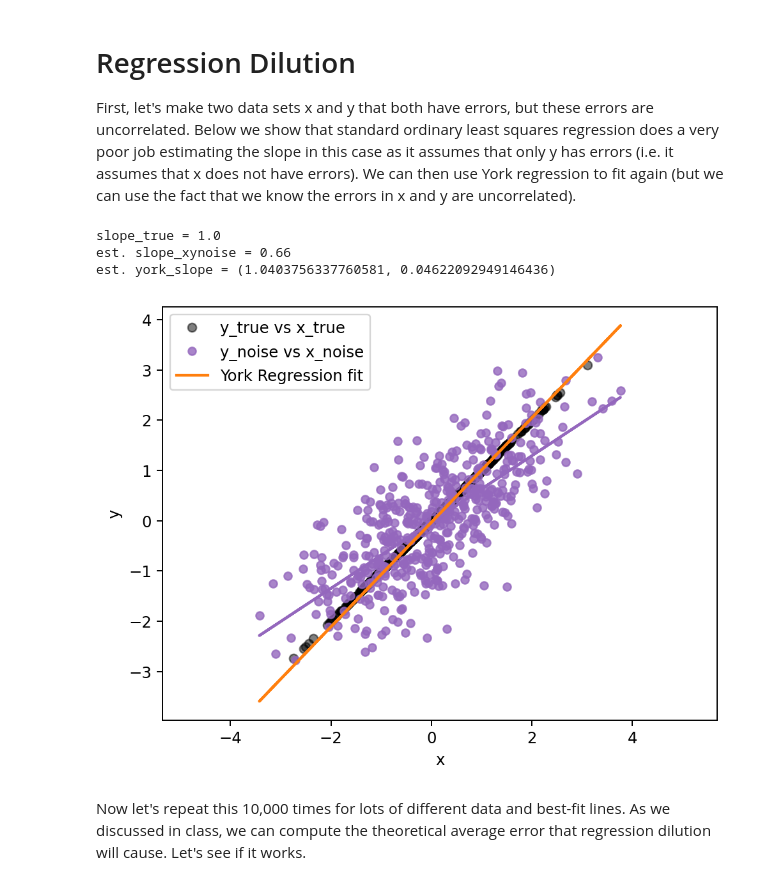
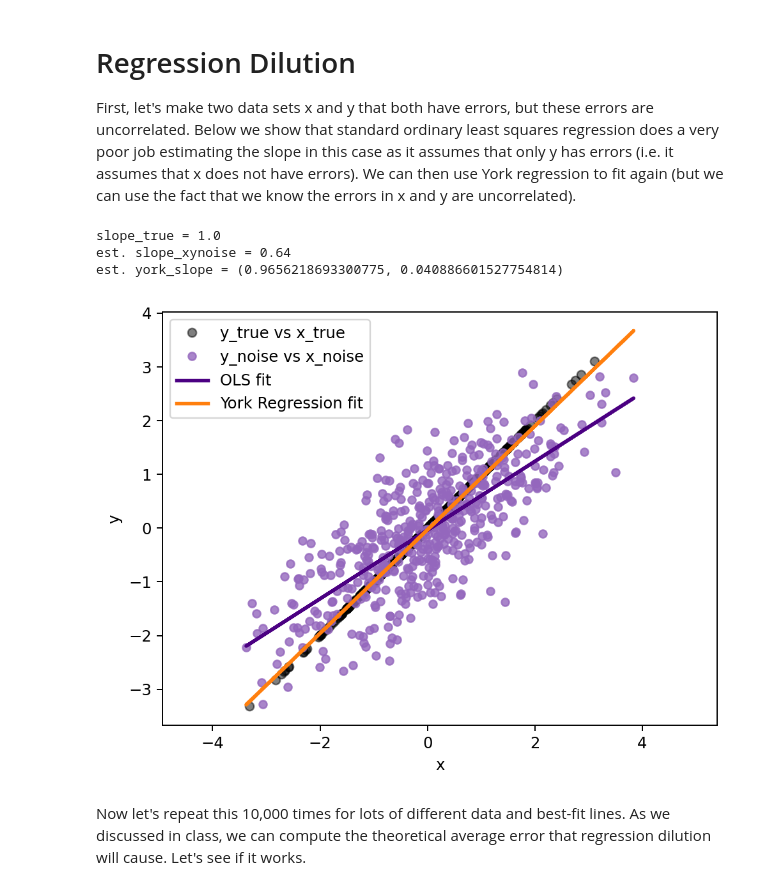
Before and after one commit to eabarnes1010/course_objective_analysis, a Jupyter notebook: code/lin_regression_with_errors.ipynb, the cells around one changed output. Saved outputs shown, nothing was run; the diff lists cells and outputs as text; code cells hidden in the pictures.

```diff
--- a/code/lin_regression_with_errors.ipynb
+++ b/code/lin_regression_with_errors.ipynb
@@ -27,7 +27,7 @@ import scipy.stats as stats
 #-------------------------------------------------------
 # set figure defaults
 mpl.rcParams['figure.dpi'] = 175
-LW = 1.75
+LW = 2.25
 SEED = 55  # define the random seed
 # %% [output]
 IN_COLAB = False
@@ -585,37 +587,37 @@ x_obs = x + x_noise
 
 # CREATE Y DATA BASED ON X but with UNCORRELATED ERRORS
 y = slope_true * x
 y_noise = sigma_y*rng.normal(size=len(x))
 y_obs = y + y_noise
 
 # FIT REGRESSION LINE
 slope_xynoise, intercept_noise, __, __, __ = stats.linregress(x_obs,y_obs)
 slope_xynoise = slope_xynoise.round(2)
 
 # FIT YORK REGRESSION LINE
 york_fit = LinReg(x_obs, sigma_x*np.ones(x_noise.shape), y_obs, sigma_y*np.ones(y.shape), rho=0.0)
 york_slope = york_fit.slope
 
 print(f"{slope_true = }")
 print(f"est. {slope_xynoise = }")
 print(f"est. {york_slope = }")
 
 plt.figure()
 plt.plot(x,y,'.', color="k", markersize=11, label=f"y_true vs x_true", alpha=.5)
 plt.plot(x_obs, y_obs,'.', color="tab:purple", markersize=10, label=f"y_noise vs x_noise", alpha=.8)
-plt.plot(x_obs, slope_xynoise*x_obs+intercept_noise, '-', color="tab:purple", linewidth=LW)
+plt.plot(x_obs, slope_xynoise*x_obs+intercept_noise, '-', color="indigo", linewidth=LW, label="OLS fit")
 plt.plot(x_obs, x_obs*york_slope[0] + york_fit.intercept[0], '-', color='tab:orange', linewidth=LW, label='York Regression fit')
 
 plt.xlabel('x')
 plt.ylabel('y')
 plt.legend()
 plt.axis('equal')
 plt.show()
 # %% [output]
 slope_true = 1.0
-est. slope_xynoise = 0.66
-est. york_slope = (1.0403756337760581, 0.04622092949146436)
+est. slope_xynoise = 0.64
+est. york_slope = (0.9656218693300775, 0.040886601527754814)
-[figure, old version]
+[figure, new version]
 # %% [markdown]
 Now let's repeat this 10,000 times for lots of different data and best-fit lines. As we discussed in class, we can compute the theoretical average error that regression dilution will cause. Let's see if it works.
 # %%
```
Also changed, not shown: parts of 4 cells of this notebook.
